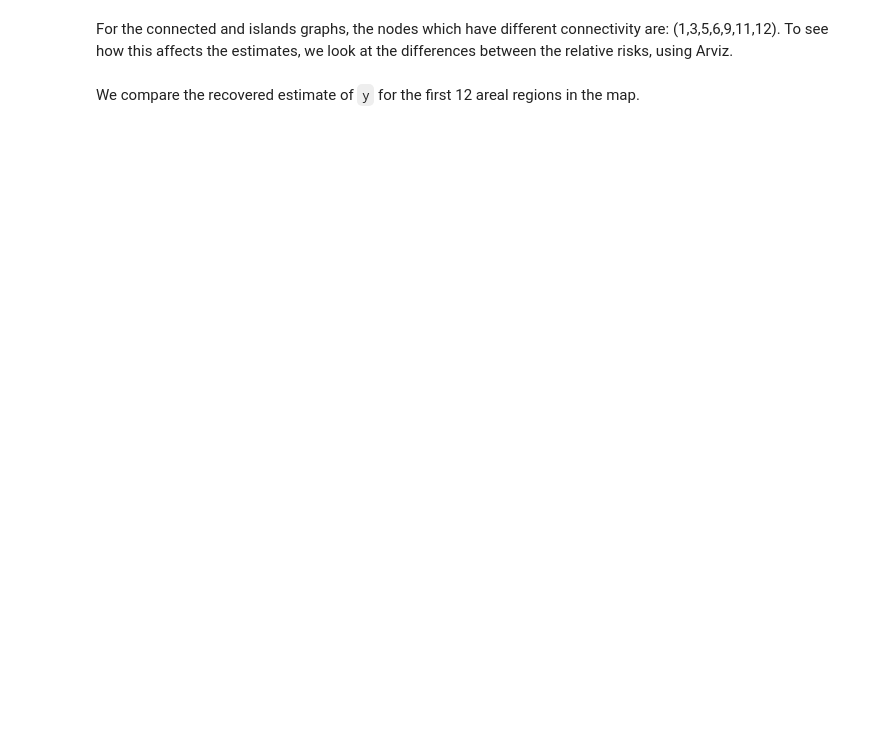
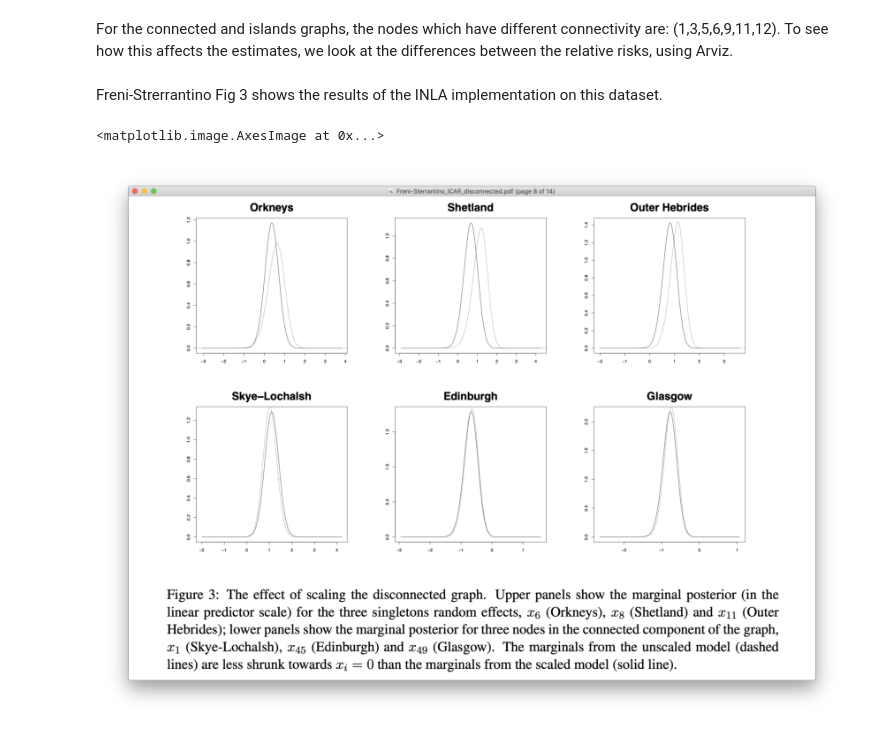
Before and after one commit to maxbiostat/StanConnect2021_Biostatistics, a Jupyter notebook: talk_1/Coding the BYM2 model for disconnected graphs in Stan.ipynb, the cells around one changed output. Drawn from its saved outputs; the diff is of its cells as text; code cells hidden in the pictures; blank space fills up the shorter version.

```diff
--- a/talk_1/Coding the BYM2 model for disconnected graphs in Stan.ipynb
+++ b/talk_1/Coding the BYM2 model for disconnected graphs in Stan.ipynb
@@ -524,5 +517,13 @@ dims={"phi": ["region"], "eta": ["region"], "theta": ["region"], "gamma":["regio
 
 connected_az = az.from_cmdstanpy(posterior=bym2_fit, coords=coords, dims=dims)
 islands_az = az.from_cmdstanpy(posterior=bym2_islands_fit, coords=coords, dims=dims)
-# %% [markdown]
-We compare the recovered estimate of `y` for the first 12 areal regions in the map.
+# %% [markdown]
+Freni-Strerrantino Fig 3 shows the results of the INLA implementation on this dataset.
+# %%
+%matplotlib inline
+# figure size in inches optional
+rcParams['figure.figsize'] = (15,15)
+plt.axis('off'); plt.imshow(mpimg.imread('img/freni_fig_3.png'))
+# %% [output]
+<matplotlib.image.AxesImage at 0x...>
+[figure, added]
```
Also changed, not shown: parts of 11 cells of this notebook, 1 other file.
